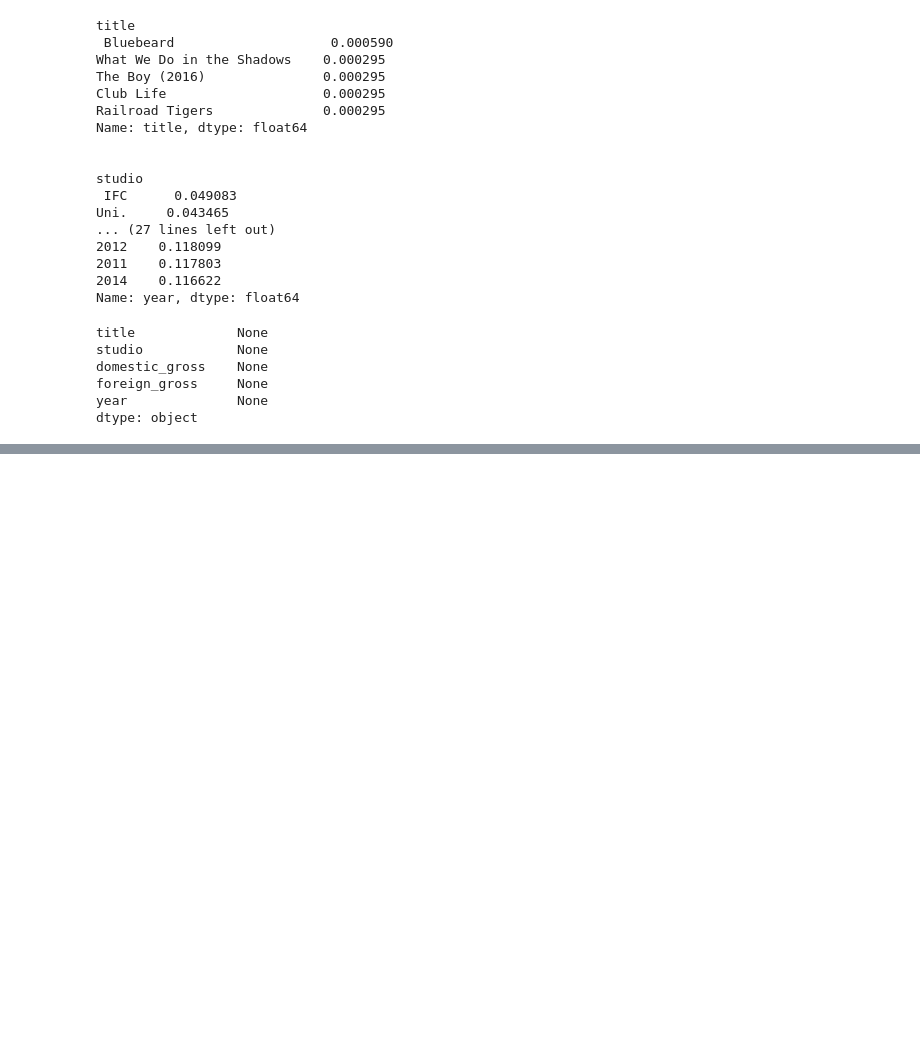
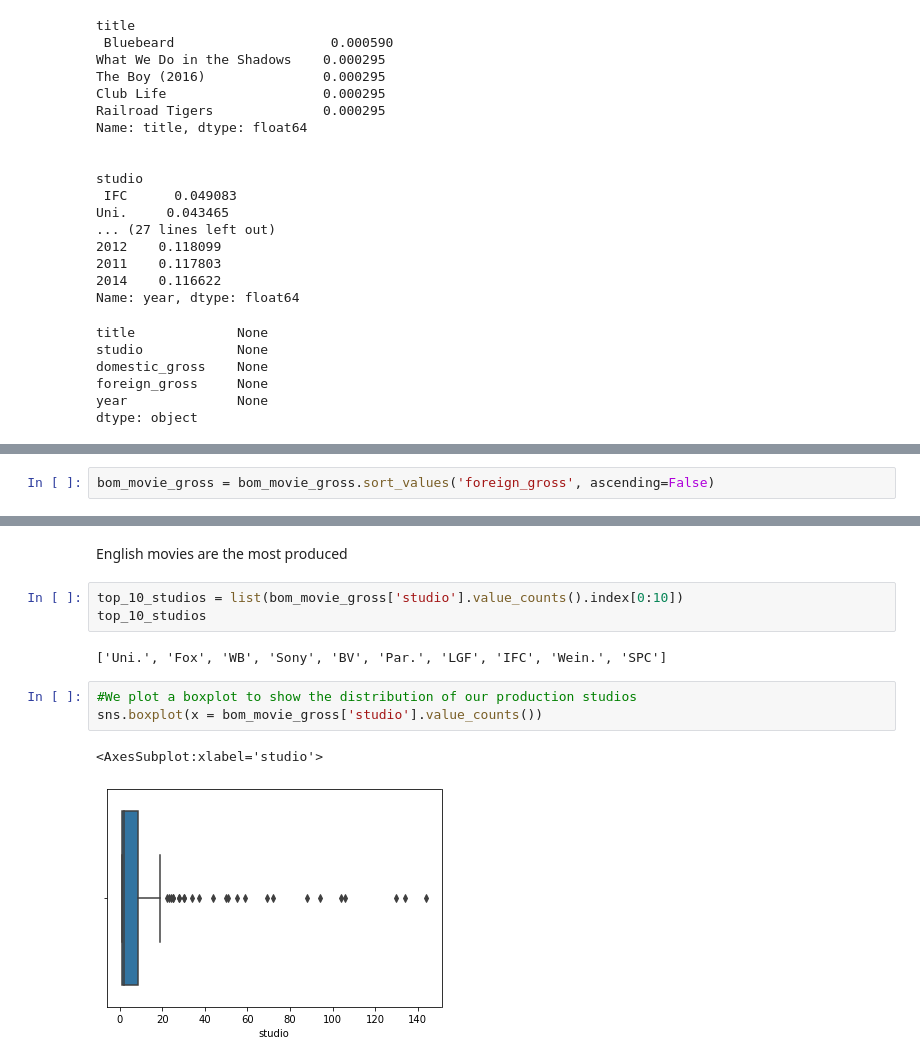
Before and after one commit to TyrionCodister/movie-dataset-analysis, a Jupyter notebook: student data proj.ipynb, the cells around one changed output, grey strips where cells are left out. Saved outputs shown, nothing was run; the diff lists cells and outputs as text; blank space fills up the shorter version.

```diff
--- a/student data proj.ipynb
+++ b/student data proj.ipynb
@@ -468,0 +575,2 @@ bom_movie_gross.shape #shape of the dataset
+# %%
+bom_movie_gross = bom_movie_gross.sort_values('foreign_gross', ascending=False)
@@ -468,0 +784,13 @@ bom_movie_gross.shape #shape of the dataset
+# %% [markdown]
+English movies are the most produced
+# %%
+top_10_studios = list(bom_movie_gross['studio'].value_counts().index[0:10])
+top_10_studios
+# %% [output]
+['Uni.', 'Fox', 'WB', 'Sony', 'BV', 'Par.', 'LGF', 'IFC', 'Wein.', 'SPC']
+# %%
+#We plot a boxplot to show the distribution of our production studios
+sns.boxplot(x = bom_movie_gross['studio'].value_counts())
+# %% [output]
+<AxesSubplot:xlabel='studio'>
+[figure, added]
```
Also changed, not shown: parts of 63 cells of this notebook.
